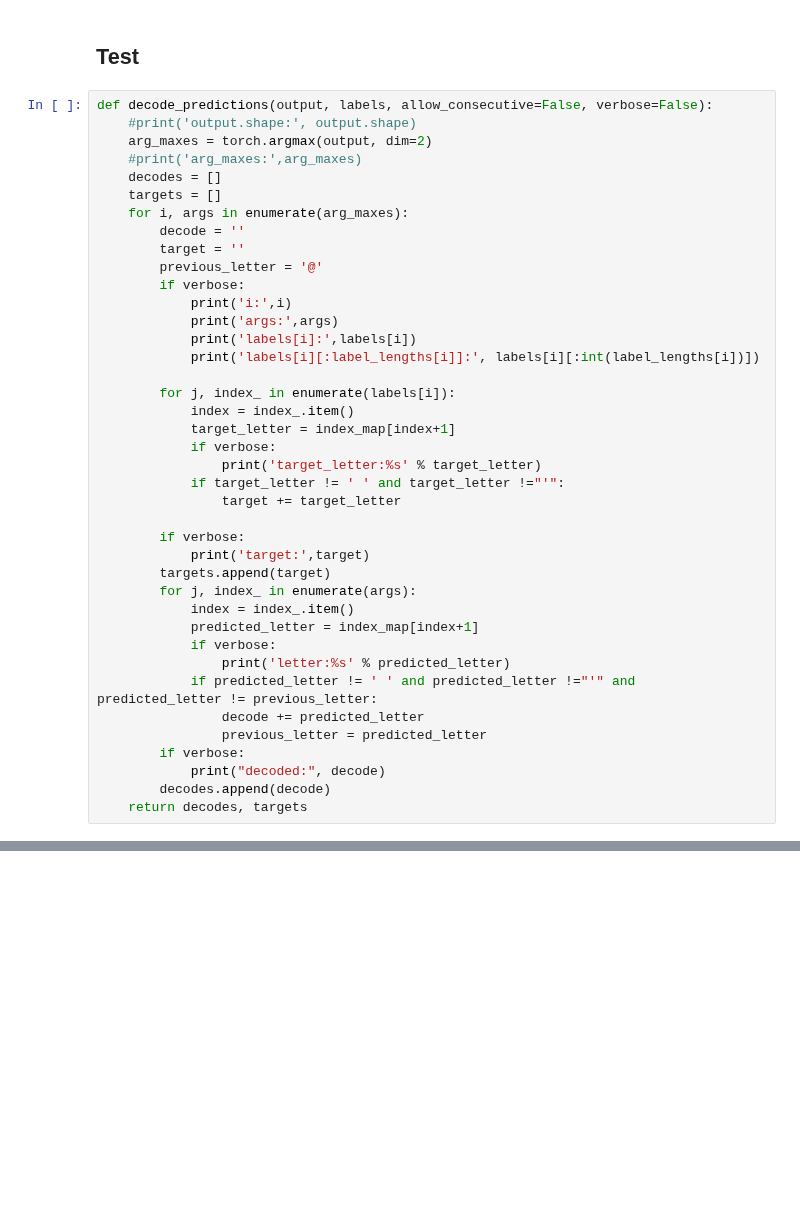
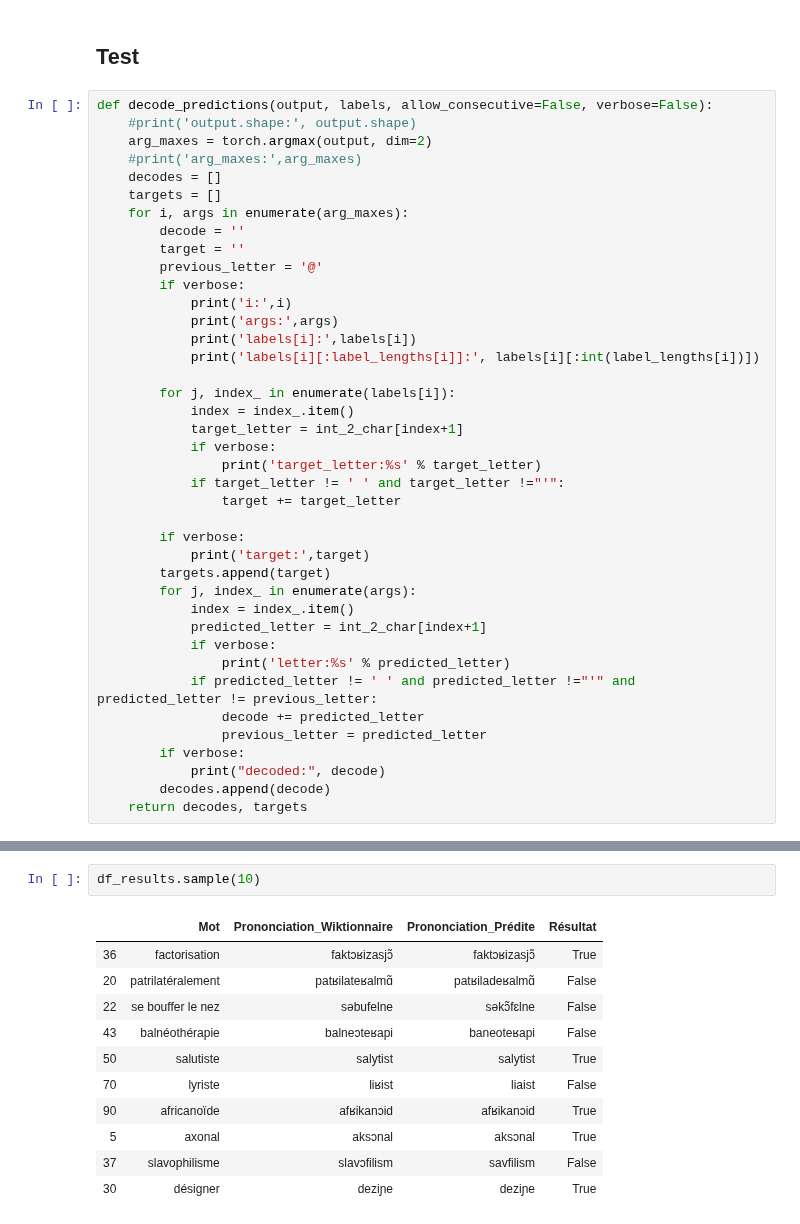
Before and after one commit to marxav/hello-world, a Jupyter notebook: wav2phonemes_pytorch.ipynb, the cells around one changed output, grey strips where cells are left out. Cells and saved outputs as stored; diff of their text form; blank space fills up the shorter version.

```diff
--- a/wav2phonemes_pytorch.ipynb
+++ b/wav2phonemes_pytorch.ipynb
@@ -961,7 +933,7 @@ def decode_predictions(output, labels, allow_consecutive=False, verbose=False):
 
         for j, index_ in enumerate(labels[i]):
             index = index_.item()
-            target_letter = index_map[index+1]
+            target_letter = int_2_char[index+1]
             if verbose:
                 print('target_letter:%s' % target_letter)
             if target_letter != ' ' and target_letter !="'":
@@ -972,7 +944,7 @@ def decode_predictions(output, labels, allow_consecutive=False, verbose=False):
         targets.append(target)
         for j, index_ in enumerate(args):
             index = index_.item()
-            predicted_letter = index_map[index+1]
+            predicted_letter = int_2_char[index+1]
             if verbose:
                 print('letter:%s' % predicted_letter)
             if predicted_letter != ' ' and predicted_letter !="'" and predicted_letter != previous_letter:
@@ -1034,3 +1012,17 @@ n_tested:100, n_ok:59, n_ko:41
+# %%
+df_results.sample(10)
+# %% [output]
+|  | Mot | Prononciation_Wiktionnaire | Prononciation_Prédite | Résultat |
+| 36 | factorisation | faktɔʁizasjɔ̃ | faktɔʁizasjɔ̃ | True |
+| 20 | patrilatéralement | patʁilateʁalmɑ̃ | patʁiladeʁalmɑ̃ | False |
+| 22 | se bouffer le nez | səbufelne | səkɔ̃fɛlne | False |
+| 43 | balnéothérapie | balneɔteʁapi | baneoteʁapi | False |
+| 50 | salutiste | salytist | salytist | True |
+| 70 | lyriste | liʁist | liaist | False |
+| 90 | africanoïde | afʁikanɔid | afʁikanɔid | True |
+| 5 | axonal | aksɔnal | aksɔnal | True |
+| 37 | slavophilisme | slavɔfilism | savfilism | False |
+| 30 | désigner | deziɲe | deziɲe | True |
 # %%
 TEST_SAMPLESS = 3
 unit_inputs = torch.from_numpy(X_test[0:TEST_SAMPLESS]).float()
```
Also changed, not shown: parts of 17 cells of this notebook.
